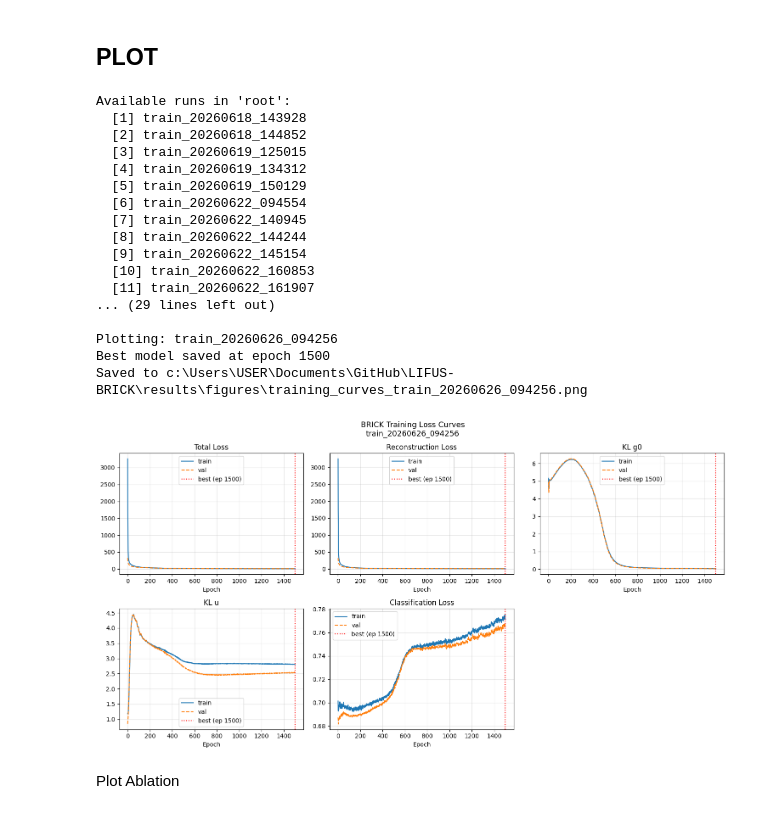
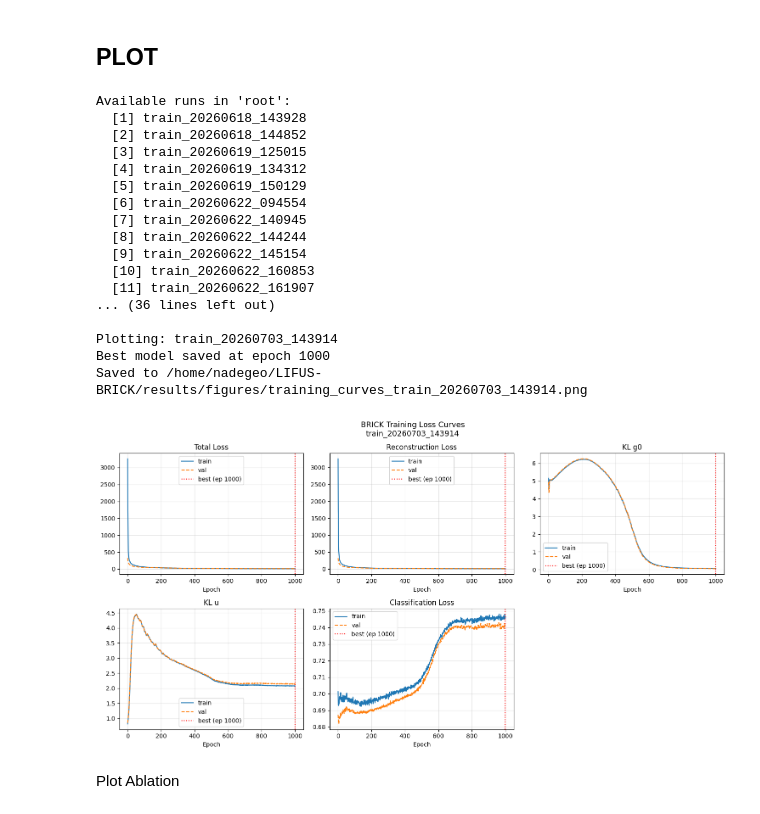
Before and after one commit to nadegeooo/LIFUS-BRICK, a Jupyter notebook: analysis/model_inspection.ipynb, the cells around one changed output. Drawn from its saved outputs; the diff is of its cells as text; code cells hidden in the pictures.

```diff
--- a/analysis/model_inspection.ipynb
+++ b/analysis/model_inspection.ipynb
@@ -142,39 +142,39 @@ def plot_ablation(results_root: Path, subfolder: str, out_path: Path):
 # %% [markdown]
 ## PLOT
 # %%
-TRAIN_NUMBER = 40  # <-- change this
+TRAIN_NUMBER = 47  # <-- change this
 SUBFOLDER = None  # e.g. "sweep_1", "ablation_BETA=0", or None for root
 
 results_root = ROOT_DIR / "results" / "training"
 
 csv_files  = list_runs(results_root, subfolder=SUBFOLDER)
 csv_path   = csv_files[TRAIN_NUMBER - 1]
 print(f"\nPlotting: {csv_path.parent.name}")
 
 data       = load_csv(csv_path)
 best_epoch = load_best_epoch(csv_path)
 out_path   = ROOT_DIR / "results" / "figures" / f"training_curves_{csv_path.parent.name}.png"
 
 plot_curves(data, best_epoch, csv_path.parent.name, out_path)
 # %% [output]
 Available runs in 'root':
   [1] train_20260618_143928
   [2] train_20260618_144852
   [3] train_20260619_125015
   [4] train_20260619_134312
   [5] train_20260619_150129
   [6] train_20260622_094554
   [7] train_20260622_140945
   [8] train_20260622_144244
   [9] train_20260622_145154
   [10] train_20260622_160853
   [11] train_20260622_161907
-... (29 lines left out)
+... (36 lines left out)
 
-Plotting: train_20260626_094256
-Best model saved at epoch 1500
-Saved to c:\Users\USER\Documents\GitHub\LIFUS-BRICK\results\figures\training_curves_train_20260626_094256.png
+Plotting: train_20260703_143914
+Best model saved at epoch 1000
+Saved to /home/nadegeo/LIFUS-BRICK/results/figures/training_curves_train_20260703_143914.png
-[figure, old version]
+[figure, new version]
 # %% [markdown]
 Plot Ablation
 # %%
```
Also changed, not shown: 12 other files.
